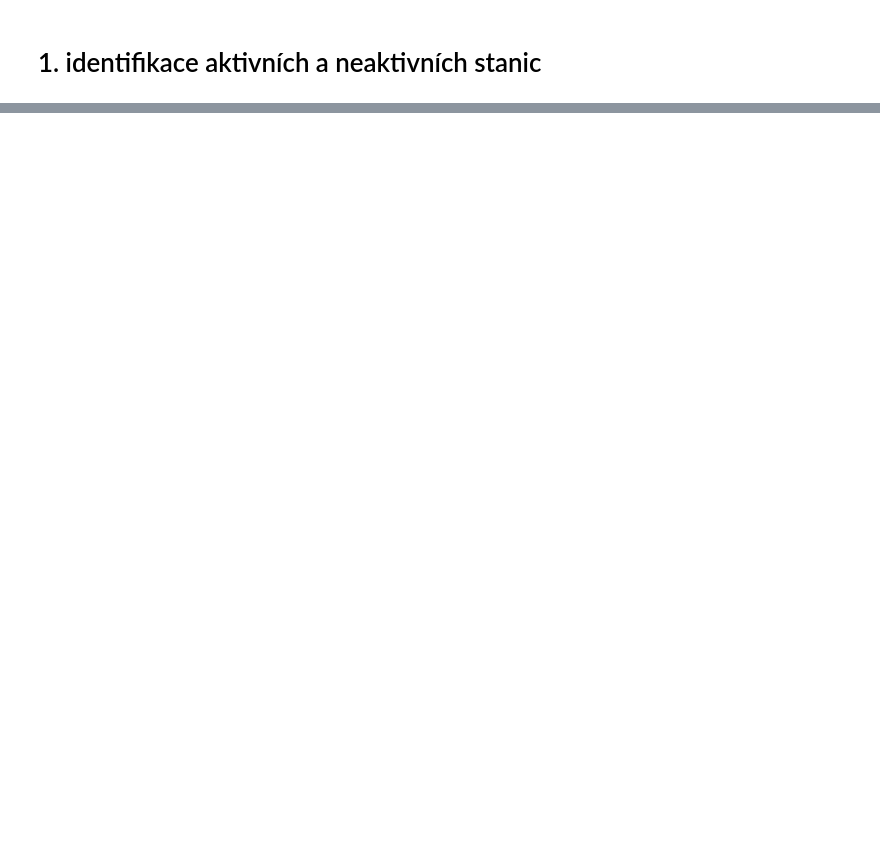
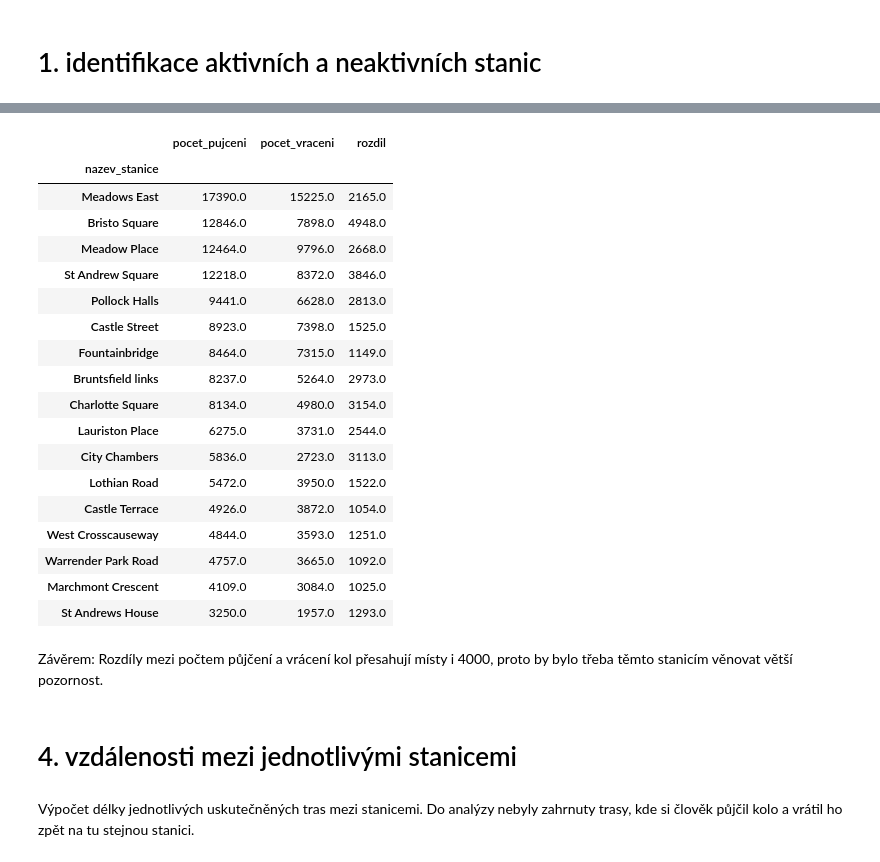
Before and after one commit to RadkaMat/p_Radka_Matouchova_projekt_Python, a Jupyter notebook: projekt.ipynb, the cells around one changed output, grey strips where cells are left out. Drawn from its saved outputs; the diff is of its cells as text; code cells hidden in the pictures; blank space fills up the shorter version.

```diff
--- a/projekt.ipynb
+++ b/projekt.ipynb
@@ -145,0 +34,33 @@ data_f3[:-10]
+# %%
+# tabulka s počtem vypůjčených kol
+data = pd.read_sql(sql=
+
+'''SELECT
+         count(`start_station_name`) AS pocet_pujceni,
+         `start_station_name` AS nazev_stanice
+   FROM edinburgh_bikes
+   GROUP BY
+         `start_station_name`
+   ORDER BY
+          count(`start_station_name`) DESC
+'''
+                   , con=masina)
+data = data.set_index(['nazev_stanice'])
+
+# tabulka s počtem vrácených kol
+data2 = pd.read_sql(sql=
+
+'''SELECT
+          count(`end_station_name`) AS pocet_vraceni,
+         `end_station_name` AS nazev_stanice
+   FROM edinburgh_bikes
+   GROUP BY
+         `end_station_name`
+   ORDER BY
+          count(`end_station_name`) DESC
+'''
+                    , con=masina)
+data2 = data2.set_index(['nazev_stanice'])
+
+# spojení dataframu s počtem půjčování s dataframem s počtem vrácení
+data_f = pd.concat([data, data2], axis=1)
@@ -145,0 +201,31 @@ data_f3[:-10]
+# %%
+nedostatek_kol = data_f[data_f['pocet_pujceni'] > data_f['pocet_vraceni']]
+nedostatek_kol = nedostatek_kol.assign(rozdil = data_f['pocet_pujceni'] - data_f['pocet_vraceni'])
+nedostatek_kol2 = nedostatek_kol[nedostatek_kol['rozdil'] > 1020]
+nedostatek_kol2
+# %% [output]
+|  | pocet_pujceni | pocet_vraceni | rozdil |
+| nazev_stanice |  |  |  |
+| Meadows East | 17390.0 | 15225.0 | 2165.0 |
+| Bristo Square | 12846.0 | 7898.0 | 4948.0 |
+| Meadow Place | 12464.0 | 9796.0 | 2668.0 |
+| St Andrew Square | 12218.0 | 8372.0 | 3846.0 |
+| Pollock Halls | 9441.0 | 6628.0 | 2813.0 |
+| Castle Street | 8923.0 | 7398.0 | 1525.0 |
+| Fountainbridge | 8464.0 | 7315.0 | 1149.0 |
+| Bruntsfield links | 8237.0 | 5264.0 | 2973.0 |
+| Charlotte Square | 8134.0 | 4980.0 | 3154.0 |
+| Lauriston Place | 6275.0 | 3731.0 | 2544.0 |
+| City Chambers | 5836.0 | 2723.0 | 3113.0 |
+| Lothian Road | 5472.0 | 3950.0 | 1522.0 |
+| Castle Terrace | 4926.0 | 3872.0 | 1054.0 |
+| West Crosscauseway | 4844.0 | 3593.0 | 1251.0 |
+| Warrender Park Road | 4757.0 | 3665.0 | 1092.0 |
+| Marchmont Crescent | 4109.0 | 3084.0 | 1025.0 |
+| St Andrews House | 3250.0 | 1957.0 | 1293.0 |
+# %% [markdown]
+Závěrem: Rozdíly mezi počtem půjčení a vrácení kol přesahují místy i 4000, proto by bylo třeba těmto stanicím věnovat větší pozornost.
+# %% [markdown]
+# 4. vzdálenosti mezi jednotlivými stanicemi
+# %% [markdown]
+Výpočet délky jednotlivých uskutečněných tras mezi stanicemi. Do analýzy nebyly zahrnuty trasy, kde si člověk půjčil kolo a vrátil ho zpět na tu stejnou stanici.
```
Also changed, not shown: parts of 63 cells of this notebook.
